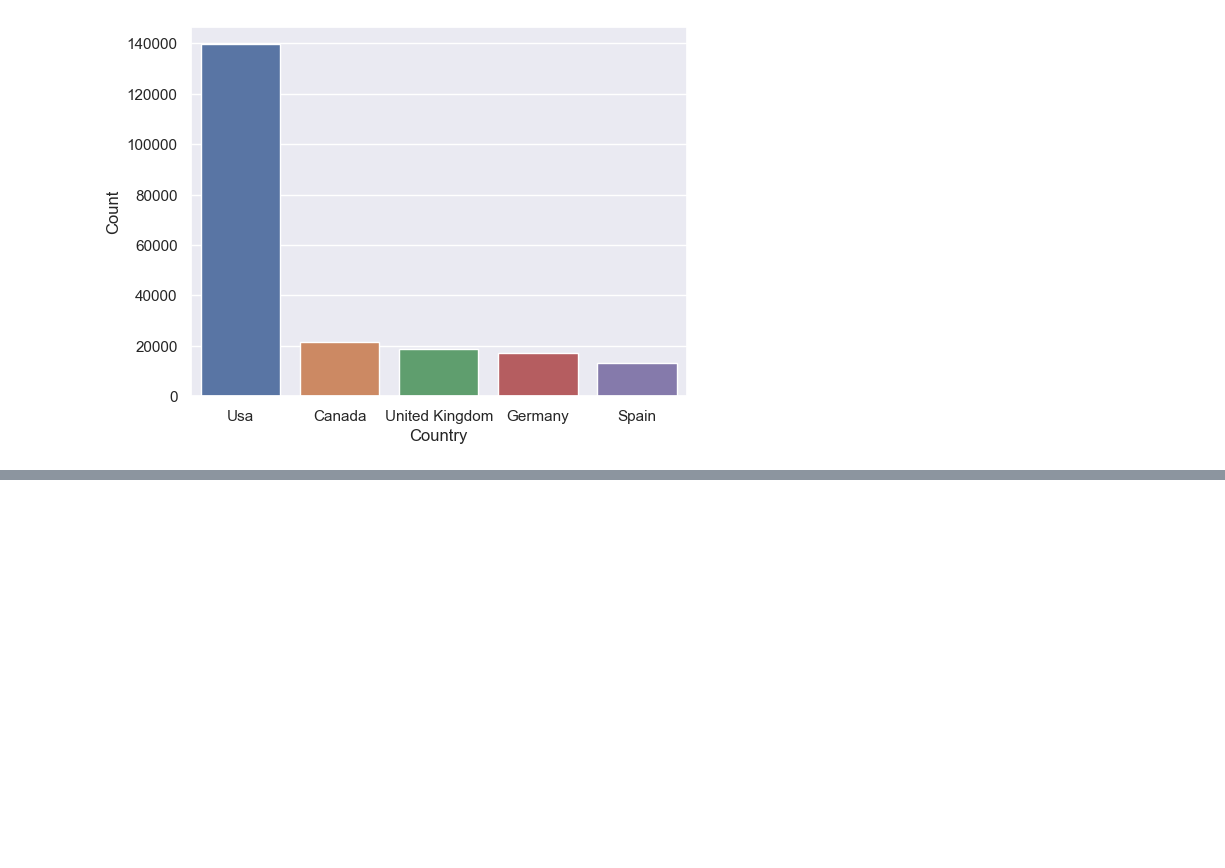
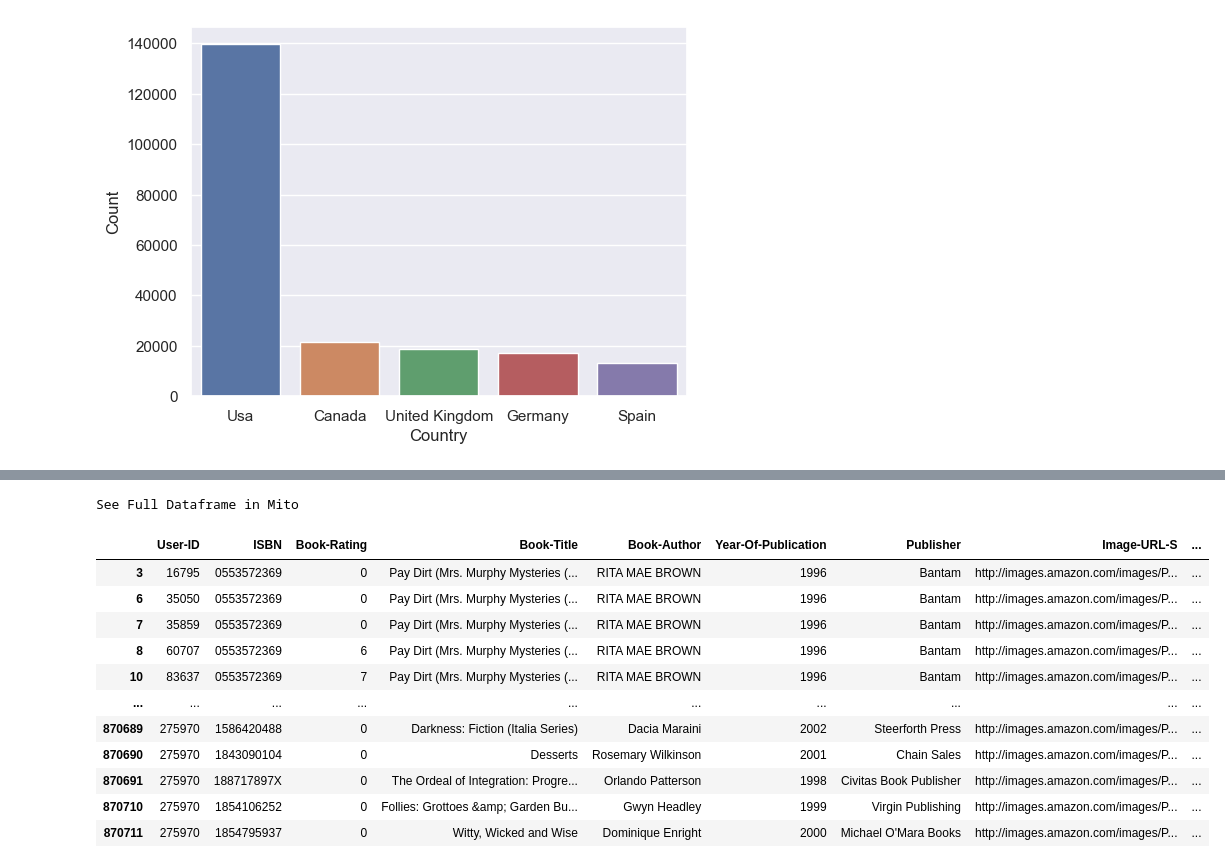
Before and after one commit to Shaktijain9/Book-Recommender-System, a Jupyter notebook: Book-Recommender-System.ipynb, the cells around one changed output, grey strips where cells are left out. Saved outputs shown, nothing was run; the diff lists cells and outputs as text; code cells hidden in the pictures; blank space fills up the shorter version.

```diff
--- a/Book-Recommender-System.ipynb
+++ b/Book-Recommender-System.ipynb
@@ -356,0 +476,21 @@ Text(0, 0.5, 'Count')
+# %%
+x = ratings_with_book_names.groupby('User-ID').count()['Book-Rating']>200
+# %%
+valuable_users = x[x].index
+# %%
+filtered_ratings = ratings_with_book_names[ratings_with_book_names['User-ID'].isin(valuable_users)]
+filtered_ratings
+# %% [output]
+See Full Dataframe in Mito
+|  | User-ID | ISBN | Book-Rating | Book-Title | Book-Author | Year-Of-Publication | Publisher | Image-URL-S | ... |
+| 3 | 16795 | 0553572369 | 0 | Pay Dirt (Mrs. Murphy Mysteries (... | RITA MAE BROWN | 1996 | Bantam | http://images.amazon.com/images/P... | ... |
+| 6 | 35050 | 0553572369 | 0 | Pay Dirt (Mrs. Murphy Mysteries (... | RITA MAE BROWN | 1996 | Bantam | http://images.amazon.com/images/P... | ... |
+| 7 | 35859 | 0553572369 | 0 | Pay Dirt (Mrs. Murphy Mysteries (... | RITA MAE BROWN | 1996 | Bantam | http://images.amazon.com/images/P... | ... |
+| 8 | 60707 | 0553572369 | 6 | Pay Dirt (Mrs. Murphy Mysteries (... | RITA MAE BROWN | 1996 | Bantam | http://images.amazon.com/images/P... | ... |
+| 10 | 83637 | 0553572369 | 7 | Pay Dirt (Mrs. Murphy Mysteries (... | RITA MAE BROWN | 1996 | Bantam | http://images.amazon.com/images/P... | ... |
+| ... | ... | ... | ... | ... | ... | ... | ... | ... | ... |
+| 870689 | 275970 | 1586420488 | 0 | Darkness: Fiction (Italia Series) | Dacia Maraini | 2002 | Steerforth Press | http://images.amazon.com/images/P... | ... |
+| 870690 | 275970 | 1843090104 | 0 | Desserts | Rosemary Wilkinson | 2001 | Chain Sales | http://images.amazon.com/images/P... | ... |
+| 870691 | 275970 | 188717897X | 0 | The Ordeal of Integration: Progre... | Orlando Patterson | 1998 | Civitas Book Publisher | http://images.amazon.com/images/P... | ... |
+| 870710 | 275970 | 1854106252 | 0 | Follies: Grottoes &amp; Garden Bu... | Gwyn Headley | 1999 | Virgin Publishing | http://images.amazon.com/images/P... | ... |
+| 870711 | 275970 | 1854795937 | 0 | Witty, Wicked and Wise | Dominique Enright | 2000 | Michael O'Mara Books | http://images.amazon.com/images/P... | ... |
```
Also changed, not shown: parts of 31 cells of this notebook.
